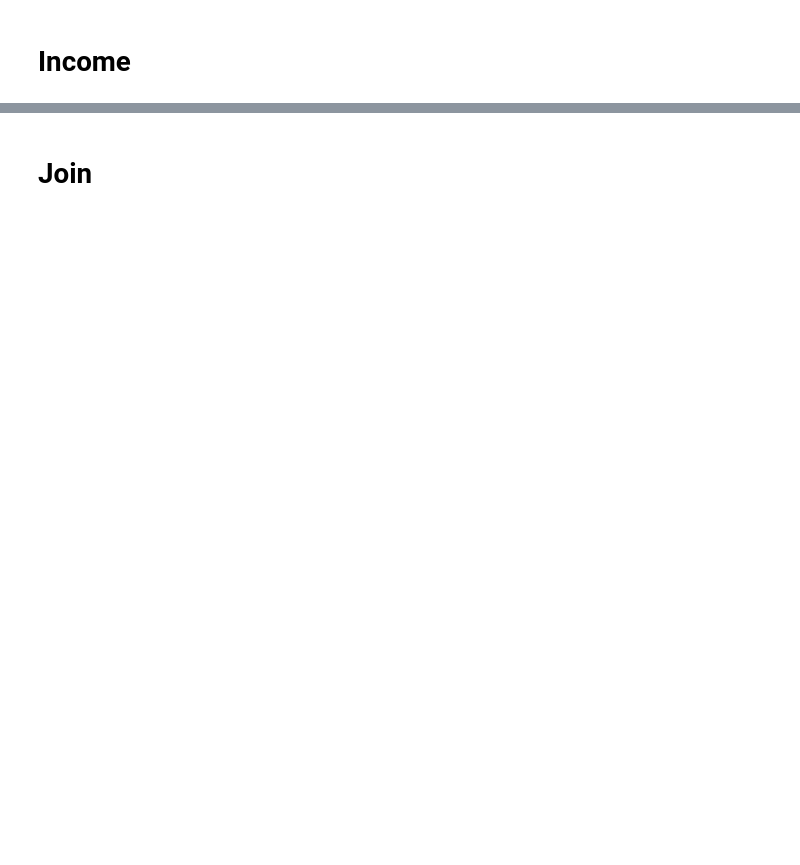
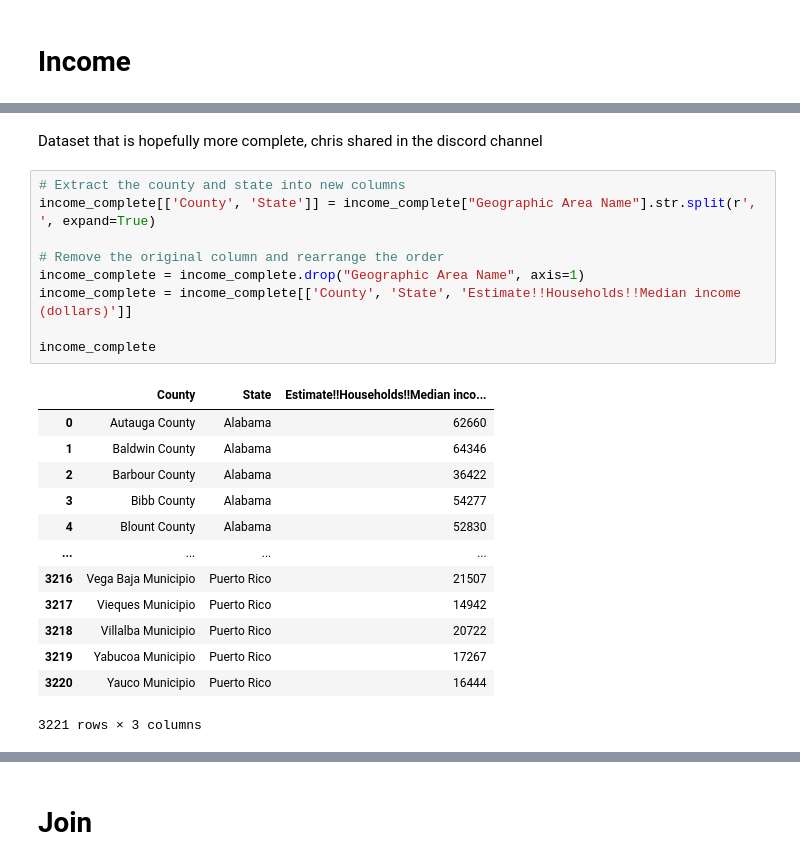
Before and after one commit to elizrgrs/powersystemspublichealth, a Jupyter notebook: dataprocessing/plotting_chris.ipynb, the cells around one changed output, grey strips where cells are left out. Saved outputs shown, nothing was run; the diff lists cells and outputs as text; blank space fills up the shorter version.

```diff
--- a/dataprocessing/plotting_chris.ipynb
+++ b/dataprocessing/plotting_chris.ipynb
@@ -121,0 +286,25 @@ NE_income
+# %% [markdown]
+Dataset that is hopefully more complete, chris shared in the discord channel
+# %%
+# Extract the county and state into new columns
+income_complete[['County', 'State']] = income_complete["Geographic Area Name"].str.split(r', ', expand=True)
+
+# Remove the original column and rearrange the order
+income_complete = income_complete.drop("Geographic Area Name", axis=1)
+income_complete = income_complete[['County', 'State', 'Estimate!!Households!!Median income (dollars)']]
+
+income_complete
+# %% [output]
+|  | County | State | Estimate!!Households!!Median inco... |
+| 0 | Autauga County | Alabama | 62660 |
+| 1 | Baldwin County | Alabama | 64346 |
+| 2 | Barbour County | Alabama | 36422 |
+| 3 | Bibb County | Alabama | 54277 |
+| 4 | Blount County | Alabama | 52830 |
+| ... | ... | ... | ... |
+| 3216 | Vega Baja Municipio | Puerto Rico | 21507 |
+| 3217 | Vieques Municipio | Puerto Rico | 14942 |
+| 3218 | Villalba Municipio | Puerto Rico | 20722 |
+| 3219 | Yabucoa Municipio | Puerto Rico | 17267 |
+| 3220 | Yauco Municipio | Puerto Rico | 16444 |
+3221 rows × 3 columns
```
Also changed, not shown: parts of 19 cells of this notebook, 4 other files.
